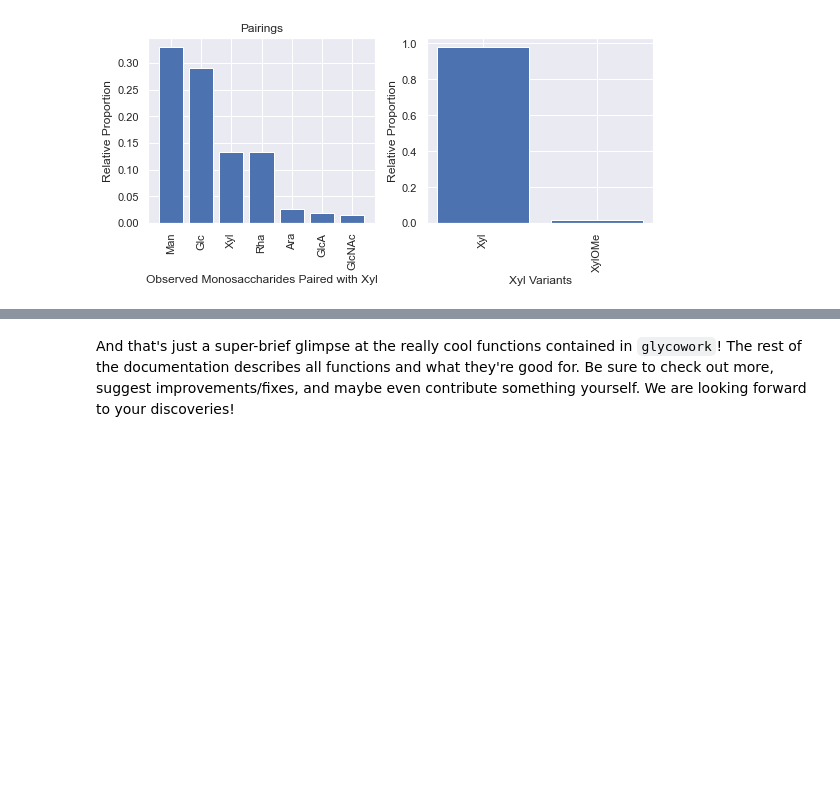
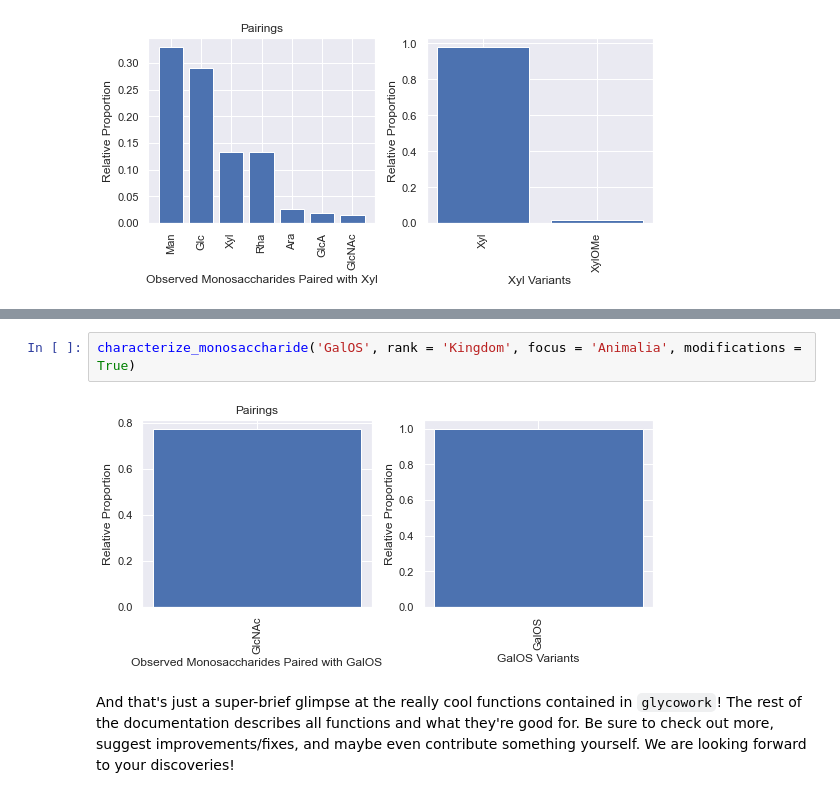
Before and after one commit to BojarLab/glycowork, a Jupyter notebook: 00_core.ipynb, the cells around one changed output, grey strips where cells are left out. Drawn from its saved outputs; the diff is of its cells as text; blank space fills up the shorter version.

```diff
--- a/00_core.ipynb
+++ b/00_core.ipynb
@@ -103,3 +158,7 @@ characterize_monosaccharide('Xyl', rank = 'Kingdom', focus = 'Plantae', modifica
+# %%
+characterize_monosaccharide('GalOS', rank = 'Kingdom', focus = 'Animalia', modifications = True)
+# %% [output]
+[figure, added]
 # %% [markdown]
 And that's just a super-brief glimpse at the really cool functions contained in `glycowork`! The rest of the documentation describes all functions and what they're good for. Be sure to check out more, suggest improvements/fixes, and maybe even contribute something yourself. We are looking forward to your discoveries!
 # %%
```
Also changed, not shown: parts of 16 cells of this notebook, 1 other file.
